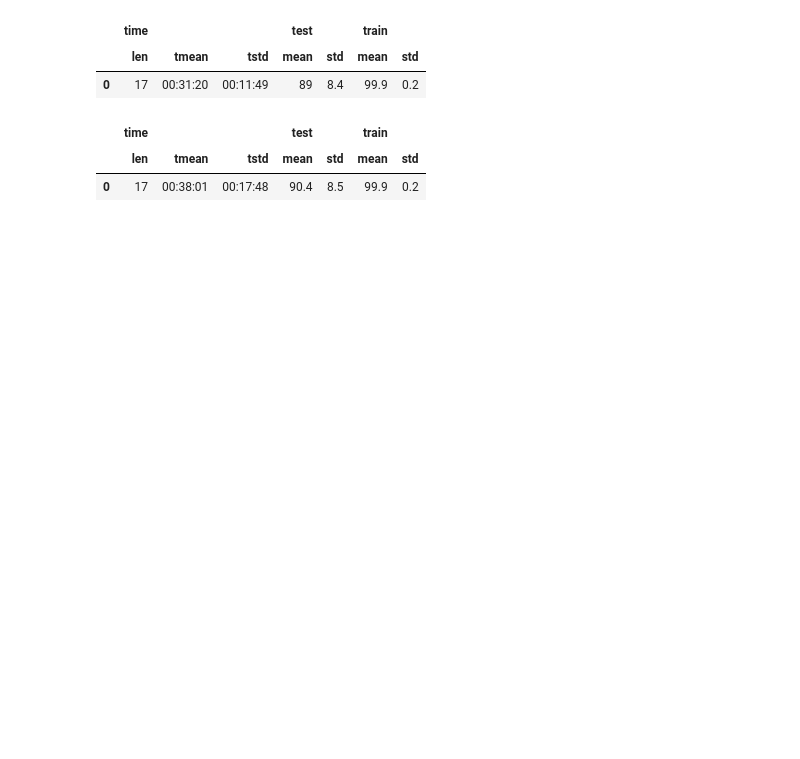
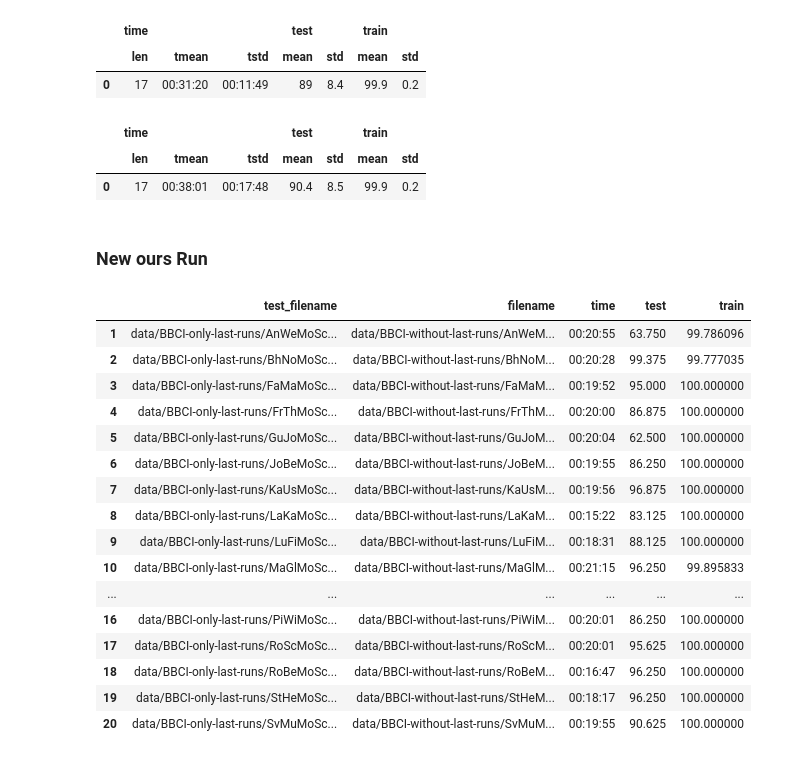
Before and after one commit to robintibor/braindevel, a Jupyter notebook: braindecode/notebooks/results/Final_Comparison.ipynb, the cells around one changed output. Drawn from its saved outputs; the diff is of its cells as text; code cells hidden in the pictures; blank space fills up the shorter version.

```diff
--- a/braindecode/notebooks/results/Final_Comparison.ipynb
+++ b/braindecode/notebooks/results/Final_Comparison.ipynb
@@ -1760,3 +1853,25 @@ dataset_averaged_frame(remove_columns_with_same_value(dfn))
 |  | time |  |  | test |  | train |  |
 |  | len | tmean | tstd | mean | std | mean | std |
 | 0 | 17 | 00:38:01 | 00:17:48 | 90.4 | 8.5 | 99.9 | 0.2 |
+# %% [markdown]
+### New ours Run
+# %%
+remove_columns_with_same_value(load_data_frame('data/models/paper/ours-before-cz-0/csp/car/'))
+# %% [output]
+|  | test_filename | filename | time | test | train |
+| 1 | data/BBCI-only-last-runs/AnWeMoSc... | data/BBCI-without-last-runs/AnWeM... | 00:20:55 | 63.750 | 99.786096 |
+| 2 | data/BBCI-only-last-runs/BhNoMoSc... | data/BBCI-without-last-runs/BhNoM... | 00:20:28 | 99.375 | 99.777035 |
+| 3 | data/BBCI-only-last-runs/FaMaMoSc... | data/BBCI-without-last-runs/FaMaM... | 00:19:52 | 95.000 | 100.000000 |
+| 4 | data/BBCI-only-last-runs/FrThMoSc... | data/BBCI-without-last-runs/FrThM... | 00:20:00 | 86.875 | 100.000000 |
+| 5 | data/BBCI-only-last-runs/GuJoMoSc... | data/BBCI-without-last-runs/GuJoM... | 00:20:04 | 62.500 | 100.000000 |
+| 6 | data/BBCI-only-last-runs/JoBeMoSc... | data/BBCI-without-last-runs/JoBeM... | 00:19:55 | 86.250 | 100.000000 |
+| 7 | data/BBCI-only-last-runs/KaUsMoSc... | data/BBCI-without-last-runs/KaUsM... | 00:19:56 | 96.875 | 100.000000 |
+| 8 | data/BBCI-only-last-runs/LaKaMoSc... | data/BBCI-without-last-runs/LaKaM... | 00:15:22 | 83.125 | 100.000000 |
+| 9 | data/BBCI-only-last-runs/LuFiMoSc... | data/BBCI-without-last-runs/LuFiM... | 00:18:31 | 88.125 | 100.000000 |
+| 10 | data/BBCI-only-last-runs/MaGlMoSc... | data/BBCI-without-last-runs/MaGlM... | 00:21:15 | 96.250 | 99.895833 |
+| ... | ... | ... | ... | ... | ... |
+| 16 | data/BBCI-only-last-runs/PiWiMoSc... | data/BBCI-without-last-runs/PiWiM... | 00:20:01 | 86.250 | 100.000000 |
+| 17 | data/BBCI-only-last-runs/RoScMoSc... | data/BBCI-without-last-runs/RoScM... | 00:20:01 | 95.625 | 100.000000 |
+| 18 | data/BBCI-only-last-runs/RoBeMoSc... | data/BBCI-without-last-runs/RoBeM... | 00:16:47 | 96.250 | 100.000000 |
+| 19 | data/BBCI-only-last-runs/StHeMoSc... | data/BBCI-without-last-runs/StHeM... | 00:18:17 | 96.250 | 100.000000 |
+| 20 | data/BBCI-only-last-runs/SvMuMoSc... | data/BBCI-without-last-runs/SvMuM... | 00:19:55 | 90.625 | 100.000000 |
```
Also changed, not shown: parts of 22 cells of this notebook, 22 other files.
